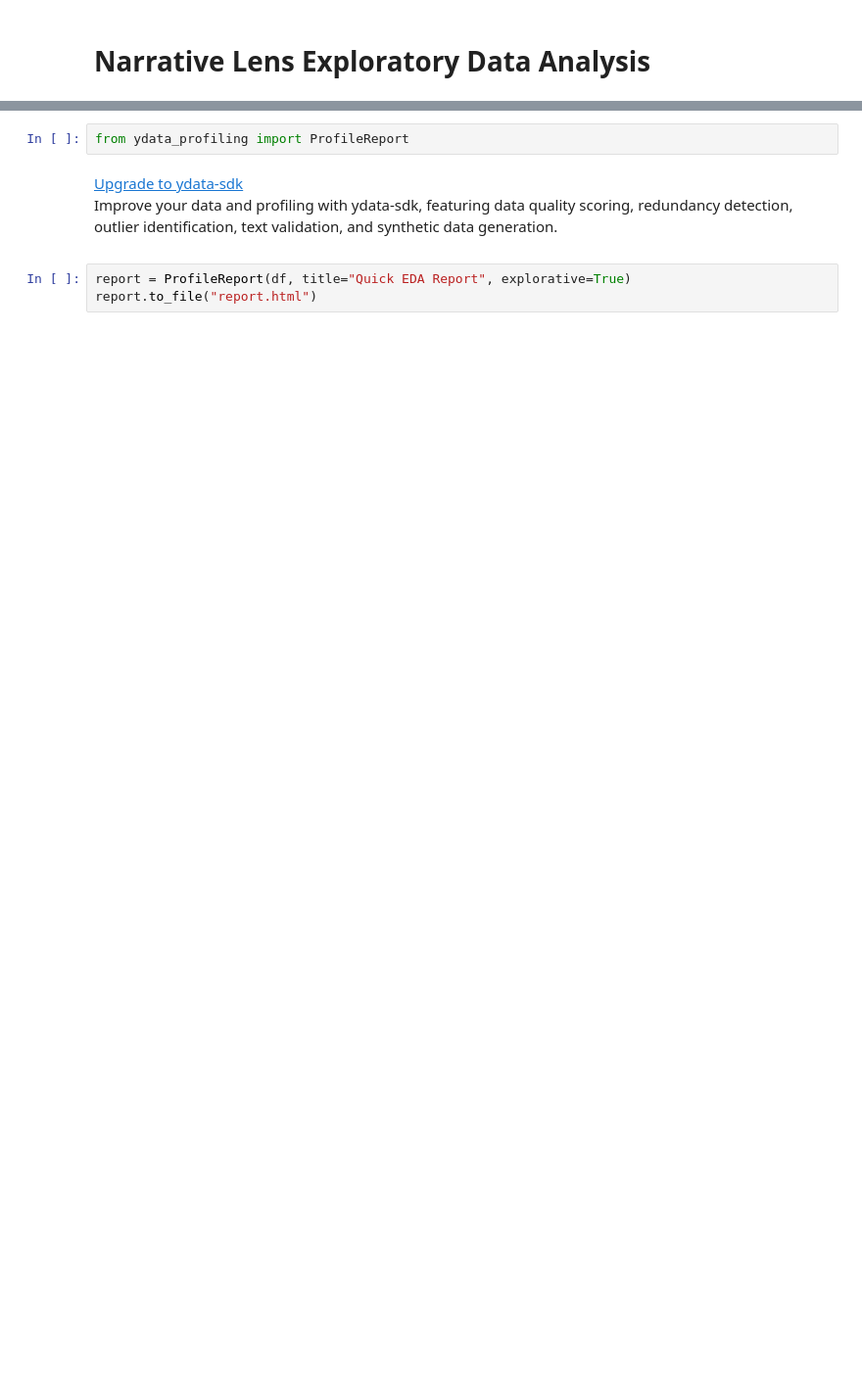
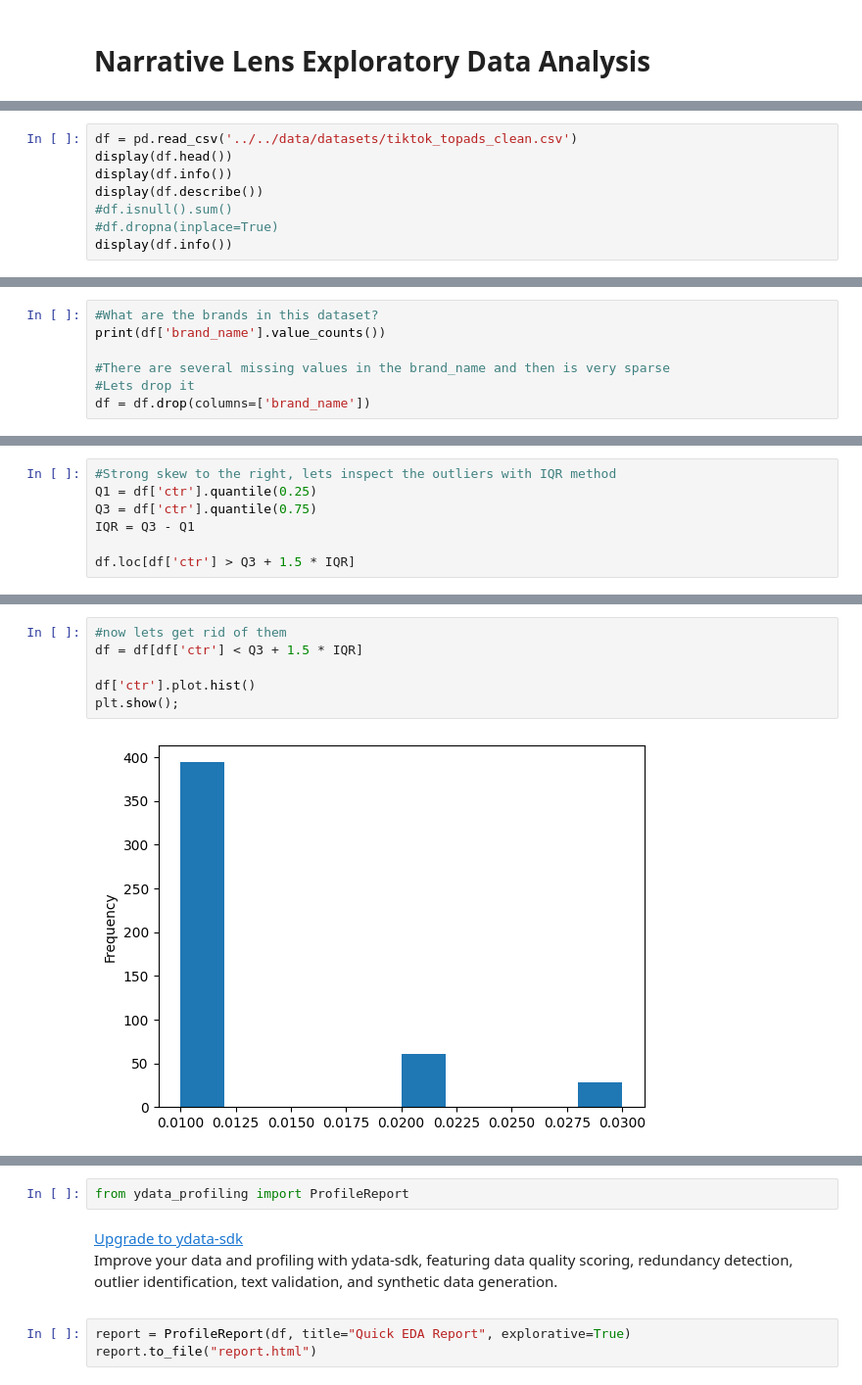
Before and after one commit to camilojaure/NarrativeLens, a Jupyter notebook: src/analytics/eda.ipynb, the cells around one changed output, grey strips where cells are left out. Shown: that part at 98% size. Drawn from its saved outputs; the diff is of its cells as text; blank space fills up the shorter version.

```diff
--- a/src/analytics/eda.ipynb
+++ b/src/analytics/eda.ipynb
@@ -223,0 +12,8 @@ df.loc[df['video_name'] == 'ad_11000000000_3_18_1']
+# %%
+df = pd.read_csv('../../data/datasets/tiktok_topads_clean.csv')
+display(df.head())
+display(df.info())
+display(df.describe())
+#df.isnull().sum()
+#df.dropna(inplace=True)
+display(df.info())
@@ -223,0 +74,7 @@ df.loc[df['video_name'] == 'ad_11000000000_3_18_1']
+# %%
+#What are the brands in this dataset?
+print(df['brand_name'].value_counts())
+
+#There are several missing values in the brand_name and then is very sparse
+#Lets drop it
+df = df.drop(columns=['brand_name'])
@@ -223,0 +115,7 @@ df.loc[df['video_name'] == 'ad_11000000000_3_18_1']
+# %%
+#Strong skew to the right, lets inspect the outliers with IQR method
+Q1 = df['ctr'].quantile(0.25)
+Q3 = df['ctr'].quantile(0.75)
+IQR = Q3 - Q1
+
+df.loc[df['ctr'] > Q3 + 1.5 * IQR]
@@ -223,0 +136,8 @@ df.loc[df['video_name'] == 'ad_11000000000_3_18_1']
+# %%
+#now lets get rid of them
+df = df[df['ctr'] < Q3 + 1.5 * IQR]
+
+df['ctr'].plot.hist()
+plt.show();
+# %% [output]
+[figure, added]
```
Also changed, not shown: parts of 42 cells of this notebook, 2 other files.
